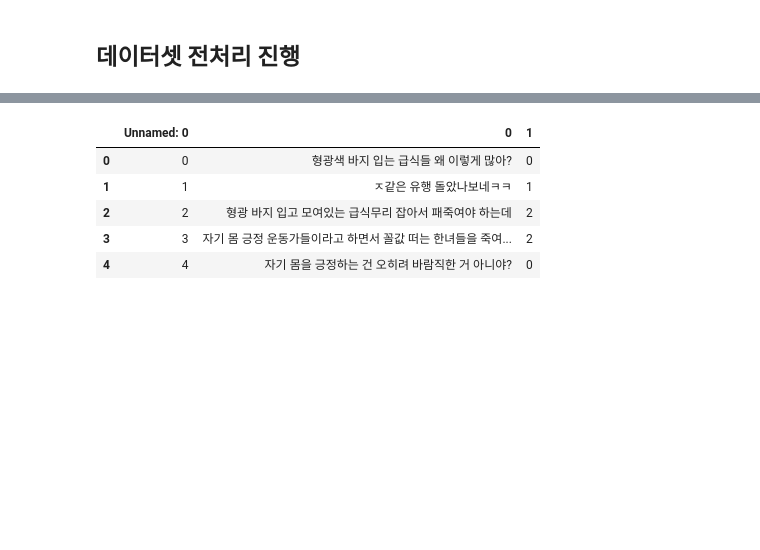
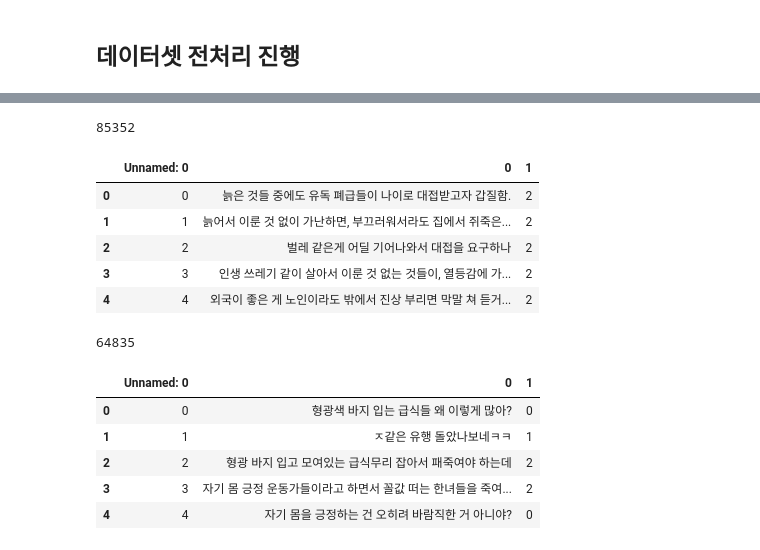
Before and after one commit to 82KJ/ARS-system-for-protecting-telephone-counselor, a Jupyter notebook: SH/Test_1_to_5/sample_classifier_combination_test_3_5.ipynb, the cells around one changed output, grey strips where cells are left out. Drawn from its saved outputs; the diff is of its cells as text; code cells hidden in the pictures; blank space fills up the shorter version.

```diff
--- a/SH/Test_1_to_5/sample_classifier_combination_test_3_5.ipynb
+++ b/SH/Test_1_to_5/sample_classifier_combination_test_3_5.ipynb
@@ -84,0 +94,19 @@ data 1  = pd.read_csv("sample_data_5.csv")
+# %%
+print(len(data1))
+# %% [output]
+85352
+# %%
+data2 = pd.read_csv("sample_data_3.csv")
+# %%
+data2.head()
+# %% [output]
+|  | Unnamed: 0 | 0 | 1 |
+| 0 | 0 | 늙은 것들 중에도 유독 폐급들이 나이로 대접받고자 갑질함. | 2 |
+| 1 | 1 | 늙어서 이룬 것 없이 가난하면, 부끄러워서라도 집에서 쥐죽은... | 2 |
+| 2 | 2 | 벌레 같은게 어딜 기어나와서 대접을 요구하나 | 2 |
+| 3 | 3 | 인생 쓰레기 같이 살아서 이룬 것 없는 것들이, 열등감에 가... | 2 |
+| 4 | 4 | 외국이 좋은 게 노인이라도 밖에서 진상 부리면 막말 쳐 듣거... | 2 |
+# %%
+print(len(data2))
+# %% [output]
+64835
```
Also changed, not shown: parts of 19 cells of this notebook.
